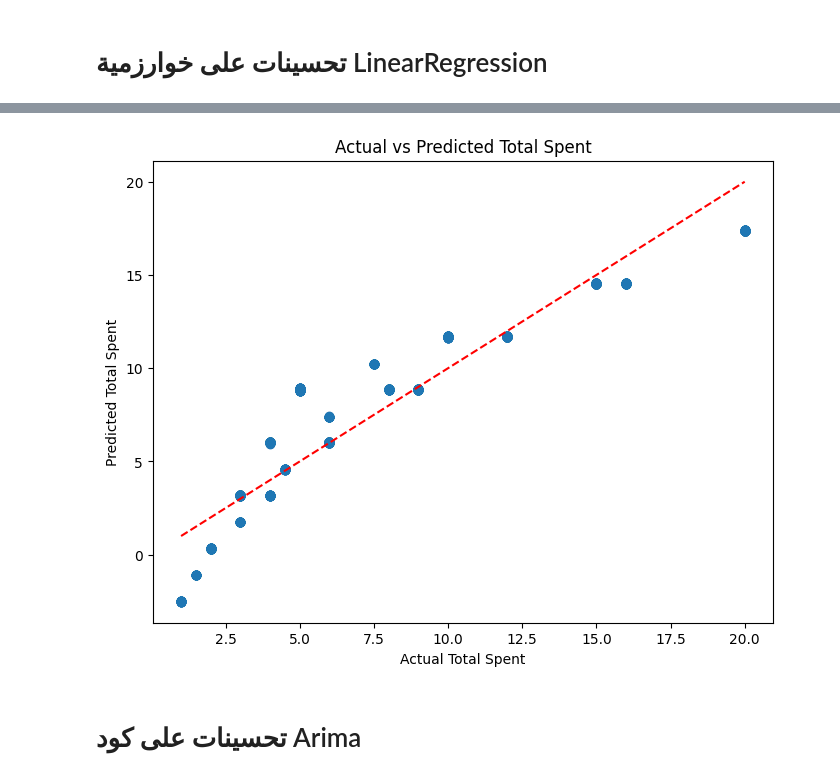
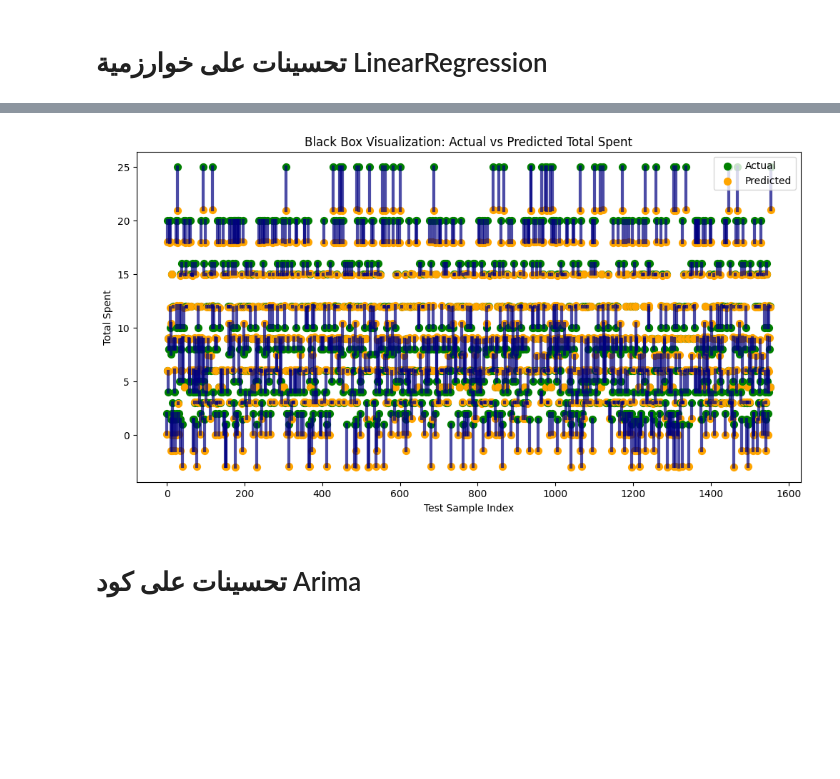
Before and after one commit to ayaaayaaayaaayaaayaaayaa/1G3k6bk3eE5jS72tEbvvYEclhIGrEHNuA, a Jupyter notebook: Improvements(V2_0)_(B_AND_G).ipynb, the cells around one changed output, grey strips where cells are left out. Cells and saved outputs as stored; diff of their text form; code cells hidden in the pictures; blank space fills up the shorter version.

```diff
--- a/Improvements(V2_0)_(B_AND_G).ipynb
+++ b/Improvements(V2_0)_(B_AND_G).ipynb
@@ -157,51 +249,67 @@ from sklearn.linear_model import LinearRegression
 from sklearn.model_selection import train_test_split, cross_val_score
 from sklearn.metrics import mean_squared_error, r2_score
 
-# أخذ نسخة من البيانات المحسنة مسبقًا
-df_model = df.copy()
+def black_box_visualization(df):
+    # نسخ البيانات
+    df_model = df.copy()
 
-# تحويل الأعمدة الرقمية إلى أرقام للتأكد من صحة العمليات الحسابية
-numeric_cols = ["Quantity", "Price Per Unit", "Total Spent"]
-for col in numeric_cols:
-    df_model[col] = pd.to_numeric(df_model[col], errors='coerce')
+    # تحويل الأعمدة الرقمية
+    numeric_cols = ["Quantity", "Price Per Unit", "Total Spent"]
+    for col in numeric_cols:
+        df_model[col] = pd.to_numeric(df_model[col], errors='coerce')
 
-# حذف الصفوف التي تحتوي على قيم مفقودة في الأعمدة الأساسية
-df_model.dropna(subset=["Quantity", "Price Per Unit", "Total Spent"], inplace=True)
+    # حذف الصفوف المفقودة
+    df_model.dropna(subset=numeric_cols, inplace=True)
 
-# إضافة الميزات الزمنية لتحديد أنماط الطلب حسب اليوم والساعة
-df_model['Day'] = df_model['Transaction Date'].dt.dayofweek
-df_model['Hour'] = df_model['Transaction Date'].dt.hour
+    # تحويل Transaction Date إلى datetime
+    df_model['Transaction Date'] = pd.to_datetime(df_model['Transaction Date'], errors='coerce')
+    df_model.dropna(subset=['Transaction Date'], inplace=True)
 
-# تحديد المتغيرات المدخلة والمتغير المستهدف للنموذج
-X = df_model[['Quantity', 'Price Per Unit', 'Day', 'Hour']]
-y = df_model['Total Spent']
+    # إضافة ميزات الوقت
+    df_model['Day'] = df_model['Transaction Date'].dt.dayofweek
+    df_model['Hour'] = df_model['Transaction Date'].dt.hour
 
-# تقسيم البيانات إلى مجموعة تدريب ومجموعة اختبار
-X_train, X_test, y_train, y_test = train_test_split(X, y, test_size=0.2, random_state=42)
+    # المتغيرات المدخلة والمستهدفة
+    X = df_model[['Quantity', 'Price Per Unit', 'Day', 'Hour']]
+    y = df_model['Total Spent']
 
-# إنشاء نموذج الانحدار الخطي وتدريبه على بيانات التدريب
-model = LinearRegression()
-model.fit(X_train, y_train)
+    # تقسيم البيانات
+    X_train, X_test, y_train, y_test = train_test_split(X, y, test_size=0.2, random_state=42)
 
-# التنبؤ بإجمالي الإنفاق لمجموعة الاختبار
-y_pred = model.predict(X_test)
+    # تدريب النموذج
+    model = LinearRegression()
+    model.fit(X_train, y_train)
 
-# تقييم جودة النموذج باستخدام خطأ المتوسط المربع وR²
-mse = mean_squared_error(y_test, y_pred)
-r2 = r2_score(y_test, y_pred)
-cv_scores = cross_val_score(model, X, y, cv=5, scoring='r2')
+    # التنبؤ
+    y_pred = model.predict(X_test)
 
-print("Mean Squared Error:", mse)
-print("R² Score:", r2)
-print("Cross-Validation R² Scores:", cv_scores)
-print("Average CV R²:", cv_scores.mean())
+    # تقييم النموذج
+    mse = mean_squared_error(y_test, y_pred)
+    r2 = r2_score(y_test, y_pred)
+    cv_scores = cross_val_score(model, X, y, cv=5, scoring='r2')
 
-# رسم القيم الحقيقية مقابل القيم المتوقعة لملاحظة أداء النموذج بصريًا
-plt.figure(figsize=(8,6))
-plt.scatter(y_test, y_pred, alpha=0.6)
-plt.plot([y_test.min(), y_test.max()], [y_test.min(), y_test.max()], 'r--')
-plt.xlabel("Actual Total Spent")
-plt.ylabel("Predicted Total Spent")
-plt.title("Actual vs Predicted Total Spent")
-plt.show()
+    print("Mean Squared Error:", mse)
+    print("R² Score:", r2)
+    print("Cross-Validation R² Scores:", cv_scores)
+    print("Average CV R²:", cv_scores.mean())
+
+    # ---------- رسم Black Box لكل صف ----------
+    plt.figure(figsize=(12,6))
+
+    for i, (actual, pred) in enumerate(zip(y_test, y_pred)):
+        # رسم صندوق يمثل العملية
+        plt.plot([i, i], [actual, pred], color='navy', linewidth=3, alpha=0.7)
+        plt.scatter(i, actual, color='green', s=50, label='Actual' if i==0 else "")
+        plt.scatter(i, pred, color='orange', s=50, label='Predicted' if i==0 else "")
+
+    plt.xlabel("Test Sample Index")
+    plt.ylabel("Total Spent")
+    plt.title("Black Box Visualization: Actual vs Predicted Total Spent")
+    plt.legend()
+    plt.show()
+
+    return model
+
+# تشغيل الـ Black Box
+trained_model = black_box_visualization(df)
 # %% [output]
@@ -212,4 +320,4 @@ Average CV R²: 0.9026775336022078
-[figure, old version]
+[figure, new version]
 # %% [markdown]
 # تحسينات على كود Arima
 # %%
```
Also changed, not shown: parts of 4 cells of this notebook.
